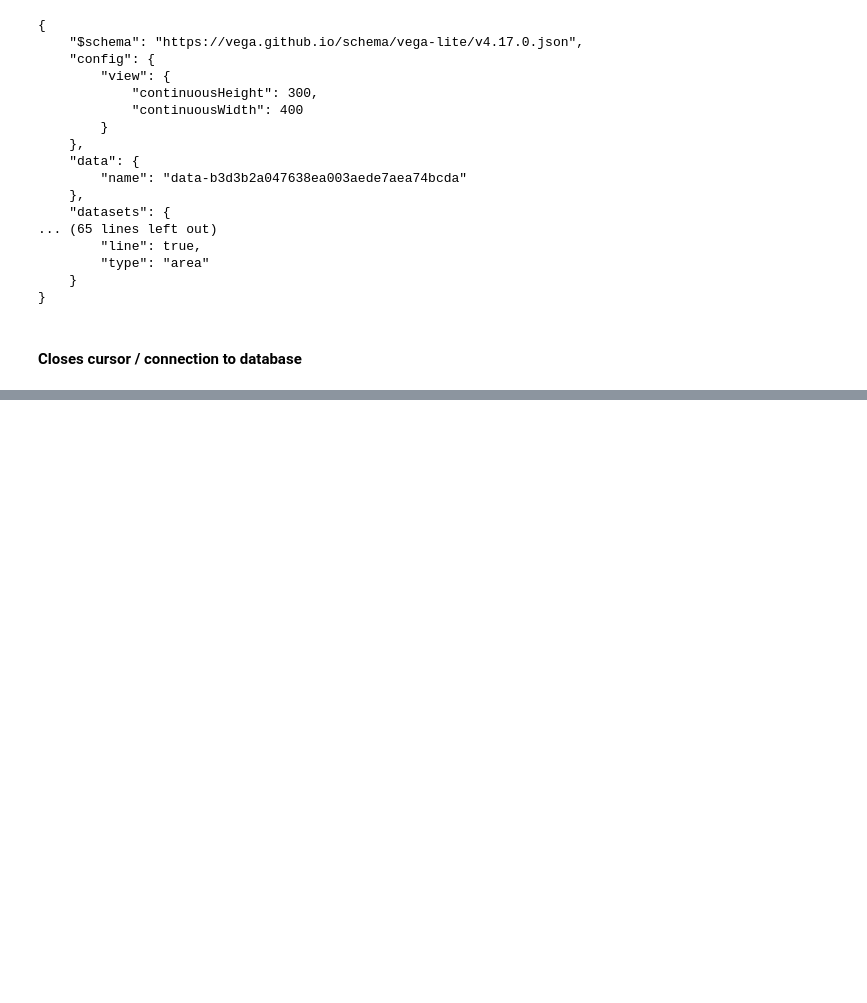
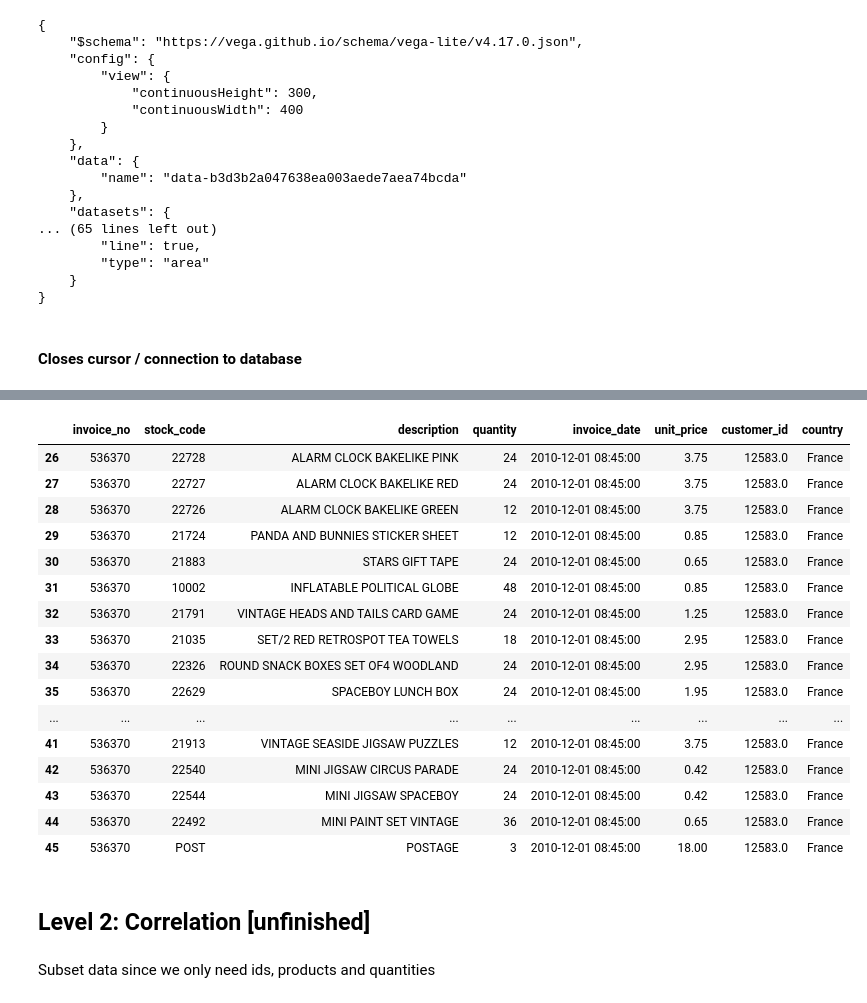
Before and after one commit to paulina-marron/Basis, a Jupyter notebook: ecommerce_analysis.ipynb, the cells around one changed output, grey strips where cells are left out. Saved outputs shown, nothing was run; the diff lists cells and outputs as text; code cells hidden in the pictures; blank space fills up the shorter version.

Commit message:
level 1 recommendation

```diff
--- a/ecommerce_analysis.ipynb
+++ b/ecommerce_analysis.ipynb
@@ -513,0 +527,3 @@ conn1.close()
+# %%
+df = data
+df.head()
@@ -513,0 +605,5 @@ conn1.close()
+# %%
+# convert stock_code to string
+
+df['stock_code'] = df['stock_code'].astype(str)
+df.info()
@@ -513,0 +730,28 @@ conn1.close()
+# %%
+# find invoice
+
+test_df = df
+test_df = test_df[test_df.invoice_no == 536370]
+test_df.head(100)
+# %% [output]
+|  | invoice_no | stock_code | description | quantity | invoice_date | unit_price | customer_id | country |
+| 26 | 536370 | 22728 | ALARM CLOCK BAKELIKE PINK | 24 | 2010-12-01 08:45:00 | 3.75 | 12583.0 | France |
+| 27 | 536370 | 22727 | ALARM CLOCK BAKELIKE RED | 24 | 2010-12-01 08:45:00 | 3.75 | 12583.0 | France |
+| 28 | 536370 | 22726 | ALARM CLOCK BAKELIKE GREEN | 12 | 2010-12-01 08:45:00 | 3.75 | 12583.0 | France |
+| 29 | 536370 | 21724 | PANDA AND BUNNIES STICKER SHEET | 12 | 2010-12-01 08:45:00 | 0.85 | 12583.0 | France |
+| 30 | 536370 | 21883 | STARS GIFT TAPE | 24 | 2010-12-01 08:45:00 | 0.65 | 12583.0 | France |
+| 31 | 536370 | 10002 | INFLATABLE POLITICAL GLOBE | 48 | 2010-12-01 08:45:00 | 0.85 | 12583.0 | France |
+| 32 | 536370 | 21791 | VINTAGE HEADS AND TAILS CARD GAME | 24 | 2010-12-01 08:45:00 | 1.25 | 12583.0 | France |
+| 33 | 536370 | 21035 | SET/2 RED RETROSPOT TEA TOWELS | 18 | 2010-12-01 08:45:00 | 2.95 | 12583.0 | France |
+| 34 | 536370 | 22326 | ROUND SNACK BOXES SET OF4 WOODLAND | 24 | 2010-12-01 08:45:00 | 2.95 | 12583.0 | France |
+| 35 | 536370 | 22629 | SPACEBOY LUNCH BOX | 24 | 2010-12-01 08:45:00 | 1.95 | 12583.0 | France |
+| ... | ... | ... | ... | ... | ... | ... | ... | ... |
+| 41 | 536370 | 21913 | VINTAGE SEASIDE JIGSAW PUZZLES | 12 | 2010-12-01 08:45:00 | 3.75 | 12583.0 | France |
+| 42 | 536370 | 22540 | MINI JIGSAW CIRCUS PARADE | 24 | 2010-12-01 08:45:00 | 0.42 | 12583.0 | France |
+| 43 | 536370 | 22544 | MINI JIGSAW SPACEBOY | 24 | 2010-12-01 08:45:00 | 0.42 | 12583.0 | France |
+| 44 | 536370 | 22492 | MINI PAINT SET VINTAGE | 36 | 2010-12-01 08:45:00 | 0.65 | 12583.0 | France |
+| 45 | 536370 | POST | POSTAGE | 3 | 2010-12-01 08:45:00 | 18.00 | 12583.0 | France |
+# %% [markdown]
+## Level 2: Correlation [unfinished]
+# %% [markdown]
+Subset data since we only need ids, products and quantities
```
Also changed, not shown: parts of 31 cells of this notebook.
